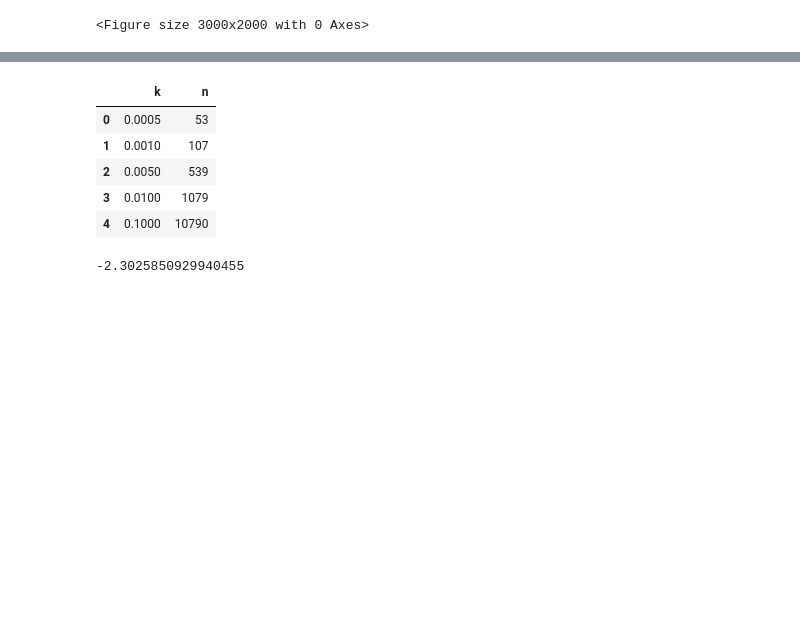
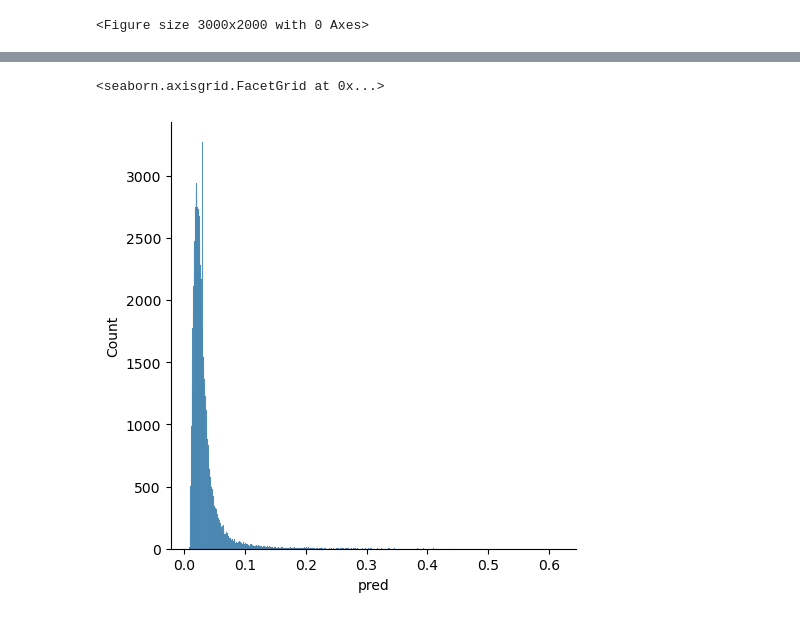
Before and after one commit to behavioral-data/Homekit2020, a Jupyter notebook: notebooks/figures/p_at_k.ipynb, the cells around one changed output, grey strips where cells are left out. Saved outputs shown, nothing was run; the diff lists cells and outputs as text; code cells hidden in the pictures; blank space fills up the shorter version.

```diff
--- a/notebooks/figures/p_at_k.ipynb
+++ b/notebooks/figures/p_at_k.ipynb
@@ -76,38 +74,45 @@ METRICS_NAMES = ["AUROC", "PR-AUC"]
 
 # format: model name, notes, label, color
 MODELS = [
-            ("CNNToTransformerClassifier", "temporal split", {"not": "pretrained"}, {"label": "CNN-Transformer", "color": colors[0], "marker":'s'}, 0),
-            ("CNNToTransformerClassifier", "user split", {"not": "pretrained"}, {"label": "CNN-Transformer", "color": colors[0], "marker":'s'}, 0),
+            ("XGBoostClassifier", "daily temporal split", None, {"label": "XGBoost (day)", "color": colors[5], "marker": 'd'},6),
+            ("XGBoostClassifier", "daily user split", None, {"label": "XGBoost (day)", "color": colors[5], "marker": 'd'},6),
 
+            ("XGBoostClassifier", "hourly temporal split", None, {"label": "XGBoost (hour)", "color": colors[5], "marker": 'o'}, 5),
+            ("XGBoostClassifier", "hourly user split", None, {"label": "XGBoost (hour)", "color": colors[5], "marker": 'o'}, 5),
 
             ("CNNClassifier", "temporal split", None, {"label": "CNN", "color": colors[1], "marker": "s"}, 1),
             ("CNNClassifier", "user split", None, {"label": "CNN", "color": colors[1], "marker": "s"}, 1),
+
             ("CNNClassifier", "hourly temporal split", None, {"label": "CNN (hour)", "color": colors[2], "marker": "o"}, 2),
             ("CNNClassifier", "hourly user split", None, {"label": "CNN (hour)", "color": colors[2], "marker": "o"}, 2),
 
             ("TransformerClassifier", "hourly temporal split", None, {"label": "Transformer (hour)", "color": colors[3], "marker": "o"}, 3),
             ("TransformerClassifier", "hourly user split", None, {"label": "Transformer (hour)", "color": colors[3], "marker": "o"}, 3),
 
-            ("ResNet", "hourly temporal split", None, {"label": "ResNet (hour)", "color": colors[6], "marker": "o"}, 4),
-            ("ResNet", "hourly user split", None, {"label": "ResNet (hour)", "color": colors[6], "marker": "o"}, 4),
+            ("CNNToTransformerClassifier", "temporal split", {"not": "pretrained"}, {"label": "CNN-Transformer", "color": colors[0], "marker":'s'}, 0),
+            ("CNNToTransformerClassifier", "user split", {"not": "pretrained"}, {"label": "CNN-Transformer", "color": colors[0], "marker":'s'}, 0),
+
             ("ResNet", "temporal split", None, {"label": "ResNet", "color": colors[6], "marker": "o"}, 4),
             ("ResNet", "user split", None, {"label": "ResNet", "color": colors[6], "marker": "o"}, 4),
 
-            ("XGBoostClassifier", "hourly temporal split", None, {"label": "XGBoost (hour)", "color": colors[5], "marker": 'o'}, 5),
-            ("XGBoostClassifier", "hourly user split", None, {"label": "XGBoost (hour)", "color": colors[5], "marker": 'o'}, 5),
+            ("ResNet", "hourly temporal split", None, {"label": "ResNet (hour)", "color": colors[6], "marker": "o"}, 4),
+            ("ResNet", "hourly user split", None, {"label": "ResNet (hour)", "color": colors[6], "marker": "o"}, 4),
 
-            ("XGBoostClassifier", "daily temporal split", None, {"label": "XGBoost (day)", "color": colors[5], "marker": 'd'},6),
-            ("XGBoostClassifier", "daily user split", None, {"label": "XGBoost (day)", "color": colors[5], "marker": 'd'},6),
 
             ("InceptionTime", "user split", None, {"label": "InceptionTime", "color": colors[6], "marker": "o"}, 7),
             ("InceptionTime", "temporal split", None, {"label": "InceptionTime", "color": colors[6], "marker": "o"}, 7)
         ]
 
+
 TASKS = ["HomekitPredictFluPos", "HomekitPredictSevereFever", "HomekitPredictCough", "HomekitPredictFatigue",  "HomekitPredictFluSymptoms"]
-TASK_NAMES = ["Flu Positivity",  "Severe Fever", "Severe Cough", "Severe Fatigue",  "Flu Symptoms"]
+TASK_NAMES = ["Flu Positivity\n1:2,760",  "Severe Fever\n1:643", "Severe Cough\n1:132", "Severe Fatigue\n1:78",  "Flu Symptoms\n1:37"]
 TAKS_NAME_MAP=dict(zip(TASKS, TASK_NAMES))
+NUM_BOOTSTRAPS=10
 
-NUM_BOOTSTRAPS=10
+MODEL_ORDER=[]
+for m in MODELS:
+    if not m[3]["label"] in MODEL_ORDER:
+        MODEL_ORDER.append(m[3]["label"])
 
 assert len(TASKS) == len(TASK_NAMES)
 
@@ -234,14 +253,5 @@ p_at_ks["task"] = p_at_ks["task"].map(TAKS_NAME_MAP)
-# %%
-task_ks_df = pd.DataFrame(task_ks)[["k","n"]].drop_duplicates(subset=["k"])
-task_ks_df.sort_values(by=["n", "k"]).reset_index(drop=True)
-# %% [output]
-|  | k | n |
-| 0 | 0.0005 | 53 |
-| 1 | 0.0010 | 107 |
-| 2 | 0.0050 | 539 |
-| 3 | 0.0100 | 1079 |
-| 4 | 0.1000 | 10790 |
-# %%
-np.log(0.1)
-# %% [output]
--2.3025850929940455
+# %%
+sns.displot(tables[0]["pred"])
+# %% [output]
+<seaborn.axisgrid.FacetGrid at 0x...>
+[figure, added]
```
Also changed, not shown: parts of 12 cells of this notebook.
